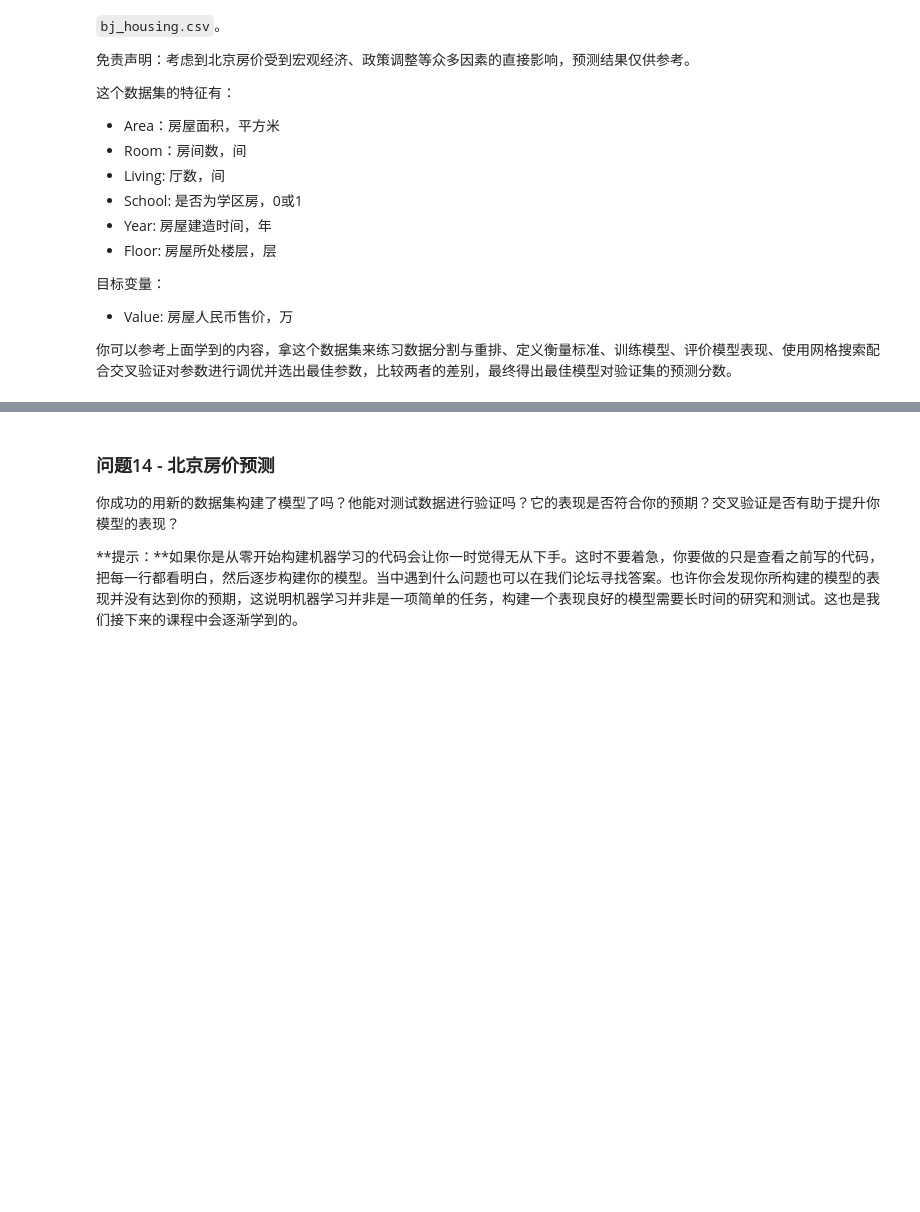
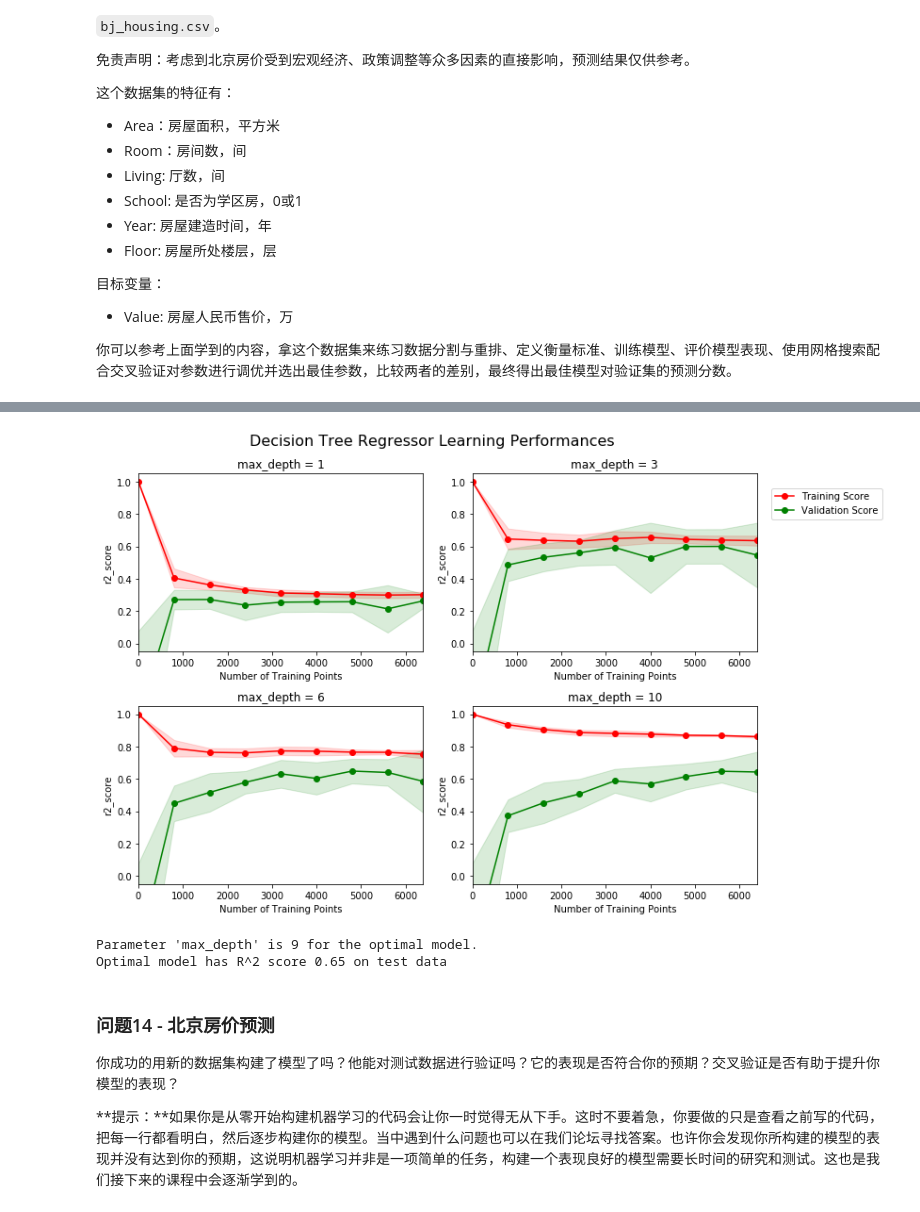
Before and after one commit to andy74911/Udacity, a Jupyter notebook: Machine Learning (Junior)/boston_housing-master/boston_housing.ipynb, the cells around one changed output, grey strips where cells are left out. Saved outputs shown, nothing was run; the diff lists cells and outputs as text; code cells hidden in the pictures; blank space fills up the shorter version.

Commit message:
2018.04.26 Progress 1. fix the bug of fit_model2 (train_test_split2 function is incorrect) 2. finish Question 13

```diff
--- a/Machine Learning (Junior)/boston_housing-master/boston_housing.ipynb
+++ b/Machine Learning (Junior)/boston_housing-master/boston_housing.ipynb
@@ -561,0 +524,24 @@ Range in prices: $23,636.84
+# %%
+# TODO 6
+data = pd.read_csv('bj_housing.csv')
+values = data['Value']
+features = data.drop('Value', axis = 1)
+#目标：计算价值的最小值
+minimum_price = np.min(values)
+#目标：计算价值的最大值
+maximum_price = np.max(values)
+#目标：计算价值的平均值
+mean_price = np.mean(values)
+#目标：计算价值的中值
+median_price = np.median(values)
+#目标：计算价值的标准差
+std_price = np.std(values)
+#目标：输出计算的结果
+print "Statistics for Beijing housing dataset:\n"
+print "Minimum price: ${:,.2f}".format(minimum_price)
+print "Maximum price: ${:,.2f}".format(maximum_price)
+print "Mean price: ${:,.2f}".format(mean_price)
+print "Median price ${:,.2f}".format(median_price)
+print "Standard deviation of prices: ${:,.2f}".format(std_price)
+print "Beijing housing dataset has {} data points with {} variables each.".format(*data.shape)
+# 你的代码
@@ -562,3 +557,19 @@ Range in prices: $23,636.84
+# %%
+X_train, X_test, y_train, y_test = train_test_split(features, values, test_size = 0.2)
+vs.ModelLearning(X_train, y_train)
+# %% [output]
+[figure, added]
+# %%
+optimal_reg = fit_model(X_train, y_train)
+# 输出最优模型的 'max_depth' 参数
+print "Parameter 'max_depth' is {} for the optimal model.".format(optimal_reg.get_params()['max_depth'])
+
+y_predict = optimal_reg.predict(X_test)
+r2 = performance_metric(y_test, y_predict)
+print "Optimal model has R^2 score {:,.2f} on test data".format(r2)
+# %% [output]
+Parameter 'max_depth' is 9 for the optimal model.
+Optimal model has R^2 score 0.65 on test data
 # %% [markdown]
 ### 问题14 - 北京房价预测
 你成功的用新的数据集构建了模型了吗？他能对测试数据进行验证吗？它的表现是否符合你的预期？交叉验证是否有助于提升你模型的表现？
```
Also changed, not shown: parts of 12 cells of this notebook.
